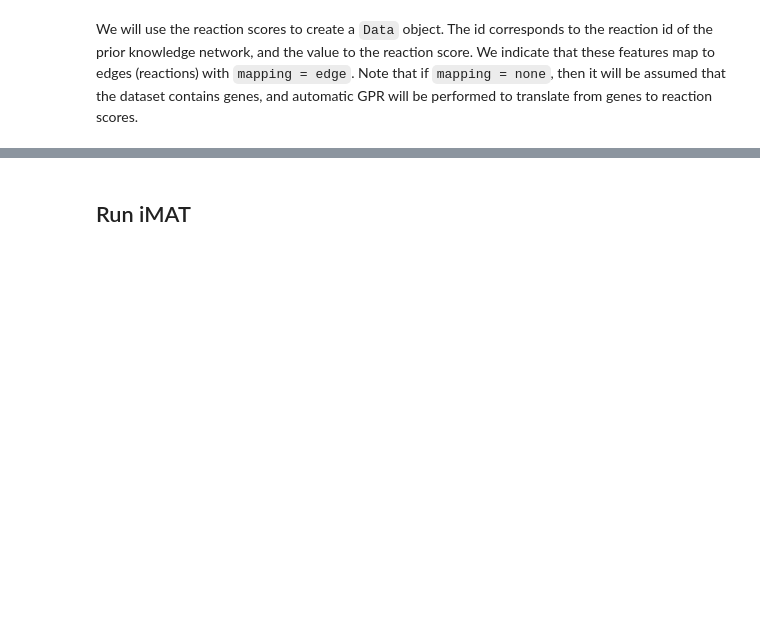
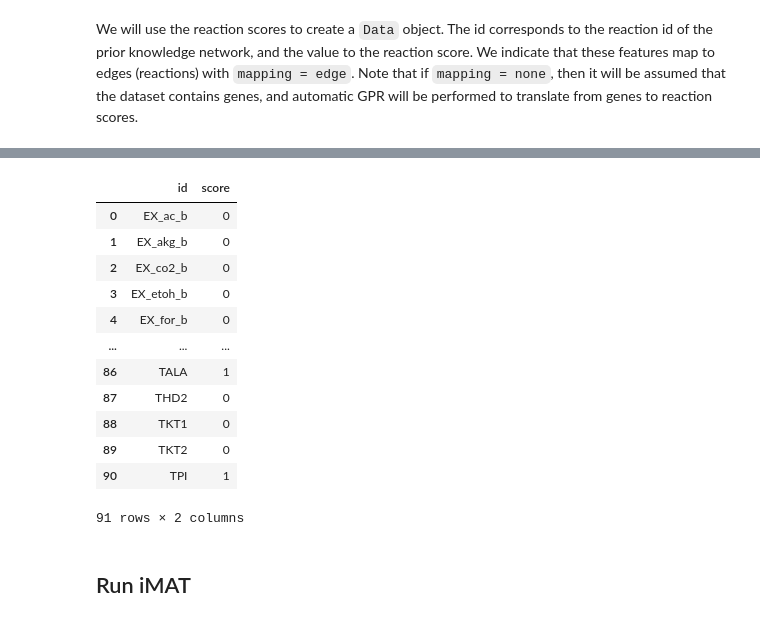
Before and after one commit to Bisho2122/CORNETO_GEM_RNA, a Jupyter notebook: tutorial.ipynb, the cells around one changed output, grey strips where cells are left out. Saved outputs shown, nothing was run; the diff lists cells and outputs as text; code cells hidden in the pictures; blank space fills up the shorter version.

```diff
--- a/tutorial.ipynb
+++ b/tutorial.ipynb
@@ -81,3 +94,19 @@ data
+# %%
+pd.DataFrame({"id": G.get_attr_from_edges("id"), "score": e})
+# %% [output]
+|  | id | score |
+| 0 | EX_ac_b | 0 |
+| 1 | EX_akg_b | 0 |
+| 2 | EX_co2_b | 0 |
+| 3 | EX_etoh_b | 0 |
+| 4 | EX_for_b | 0 |
+| ... | ... | ... |
+| 86 | TALA | 1 |
+| 87 | THD2 | 0 |
+| 88 | TKT1 | 0 |
+| 89 | TKT2 | 0 |
+| 90 | TPI | 1 |
+91 rows × 2 columns
 # %% [markdown]
 ## Run iMAT
 # %%
```
Also changed, not shown: parts of 9 cells of this notebook.
